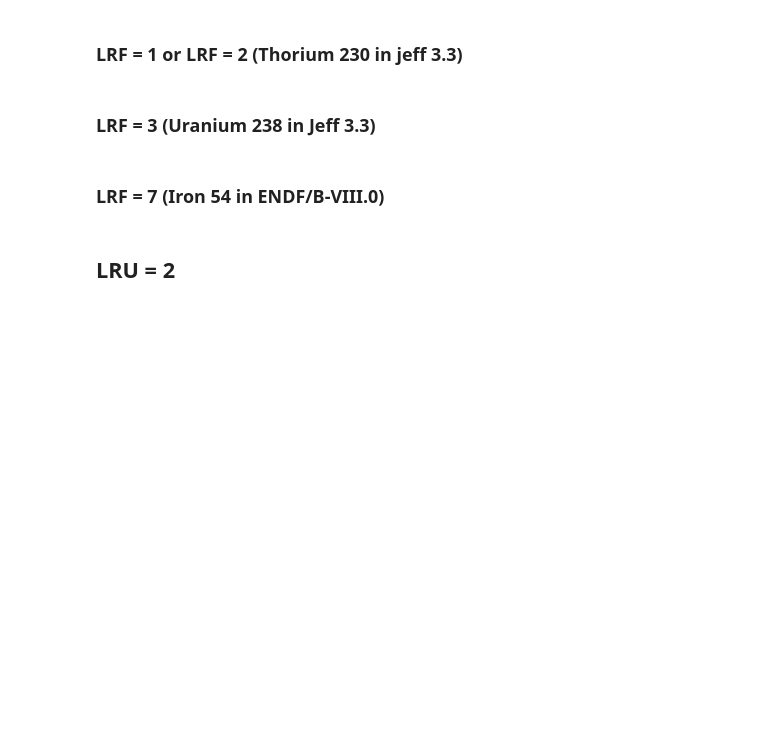
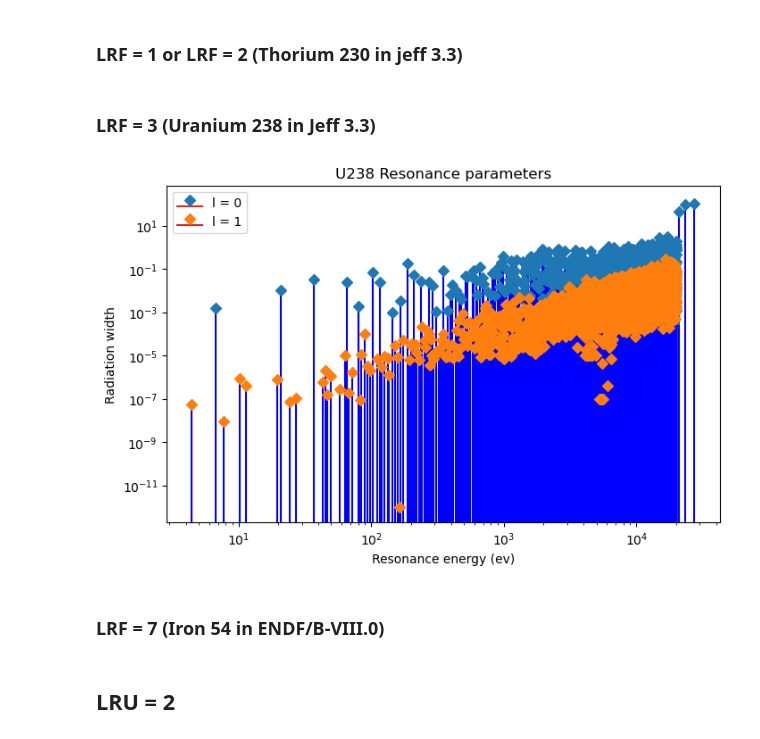
Before and after one commit to luca-fiorito-11/sandy, a Jupyter notebook: notebooks/mf2_tests.ipynb, the cells around one changed output. Cells and saved outputs as stored; diff of their text form; code cells hidden in the pictures; blank space fills up the shorter version.

```diff
--- a/notebooks/mf2_tests.ipynb
+++ b/notebooks/mf2_tests.ipynb
@@ -48,21 +48,24 @@ dic = sandy.read_mf2(tape,tape.mat[0])
 tab = sandy.write_mf2(dic)
 # %%
 fig, ax = plt.subplots(figsize=(8, 5),dpi = 100)
-L = dic["NIS"][92238]["NER"][(1e-05, 20000.0)]["L"][0]
-x = []
-y = []
-for j in range(len(L["RES_PAR"])):
-    x.append(L["RES_PAR"][j]["ER"])
-    y.append(L["RES_PAR"][j]["GN"])
-ax = plt.stem(x, y, label= f"l = {l}", linefmt='blue', markerfmt='D')
+L = dic["NIS"][92238]["NER"][(1e-05, 20000.0)]["L"]
+for i in L.keys():
+    x = []
+    y = []
+    for j in range(len(L[i]["RES_PAR"])):
+        x.append(L[i]["RES_PAR"][j]["ER"])
+        y.append(L[i]["RES_PAR"][j]["GN"])
+    ax = plt.stem(x, y, label= f"l = {i}", linefmt='blue', markerfmt='D')
 plt.xlabel('Resonance energy (ev)')
 plt.ylabel('Radiation width')
 plt.title('U238 Resonance parameters')
 
 plt.xscale("log")
 plt.yscale("log")
 plt.legend()
 plt.show()
+# %% [output]
+[figure, added]
 # %% [markdown]
 ### LRF = 7  (Iron 54 in ENDF/B-VIII.0)
 # %%
```
